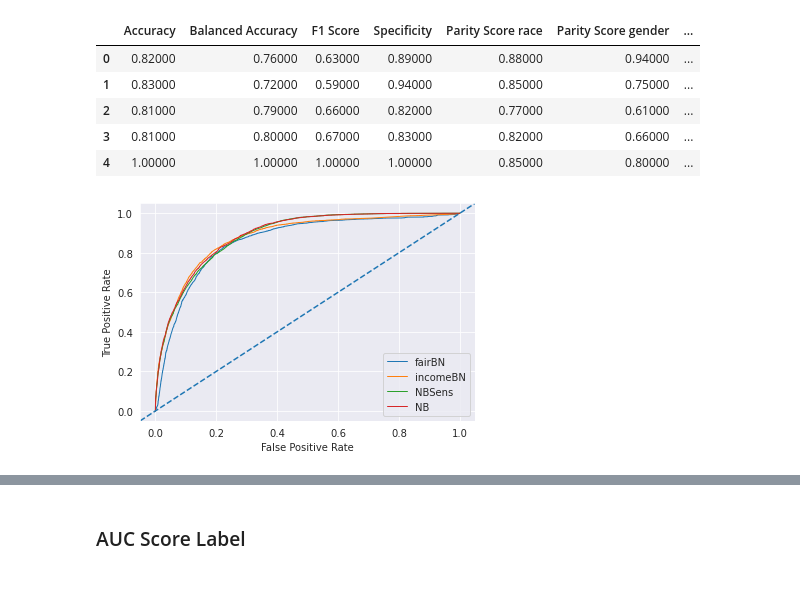
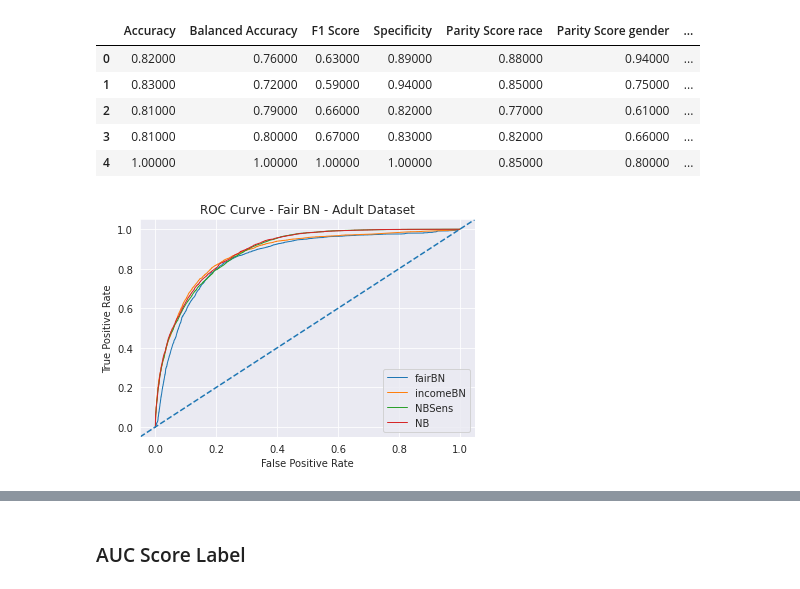
Before and after one commit to bcwein/Forseti, a Jupyter notebook: notebooks/model-evaluation.ipynb, the cells around one changed output, grey strips where cells are left out. Saved outputs shown, nothing was run; the diff lists cells and outputs as text; code cells hidden in the pictures.

Commit message:
Figures and plots updated.

```diff
--- a/notebooks/model-evaluation.ipynb
+++ b/notebooks/model-evaluation.ipynb
@@ -131,19 +131,20 @@ fairnessDF.round(2)
 # %%
 fpr_fair, tpr_fair, threshold = roc_curve(y,  y_pred_probability['fair_0'])
 fpr_income, tpr_income, _ = roc_curve(y,  y_pred_probability['income_1'])
 fpr_NBsens, tpr_NBsens, _ = roc_curve(y,  y_pred_prob_NB_sens['income_1'])
 fpr_NB, tpr_NB, _ = roc_curve(y,  y_pred_prob_NB['income_1'])
 
 #create ROC curve
 plt.plot(fpr_fair, tpr_fair, label='fairBN', linewidth=1)
 plt.plot(fpr_income, tpr_income, label='incomeBN', linewidth=1)
 plt.plot(fpr_NBsens, tpr_NBsens, label='NBSens', linewidth=1)
 plt.plot(fpr_NB, tpr_NB, label='NB', linewidth=1)
 plt.ylabel('True Positive Rate')
 plt.xlabel('False Positive Rate')
 plt.axline((1, 1), slope=1, ls="--")
 plt.legend()
-plt.savefig('figures/adult_baseline_roc.png', dpi=200)
+plt.title('ROC Curve - Fair BN - Adult Dataset')
+plt.savefig('figures/adult_fairbn_roc.png', dpi=200, bbox_inches='tight')
 plt.show()
 # %% [output]
-[figure, old version]
+[figure, new version]
```
Also changed, not shown: parts of 10 cells of this notebook, 13 other files.
